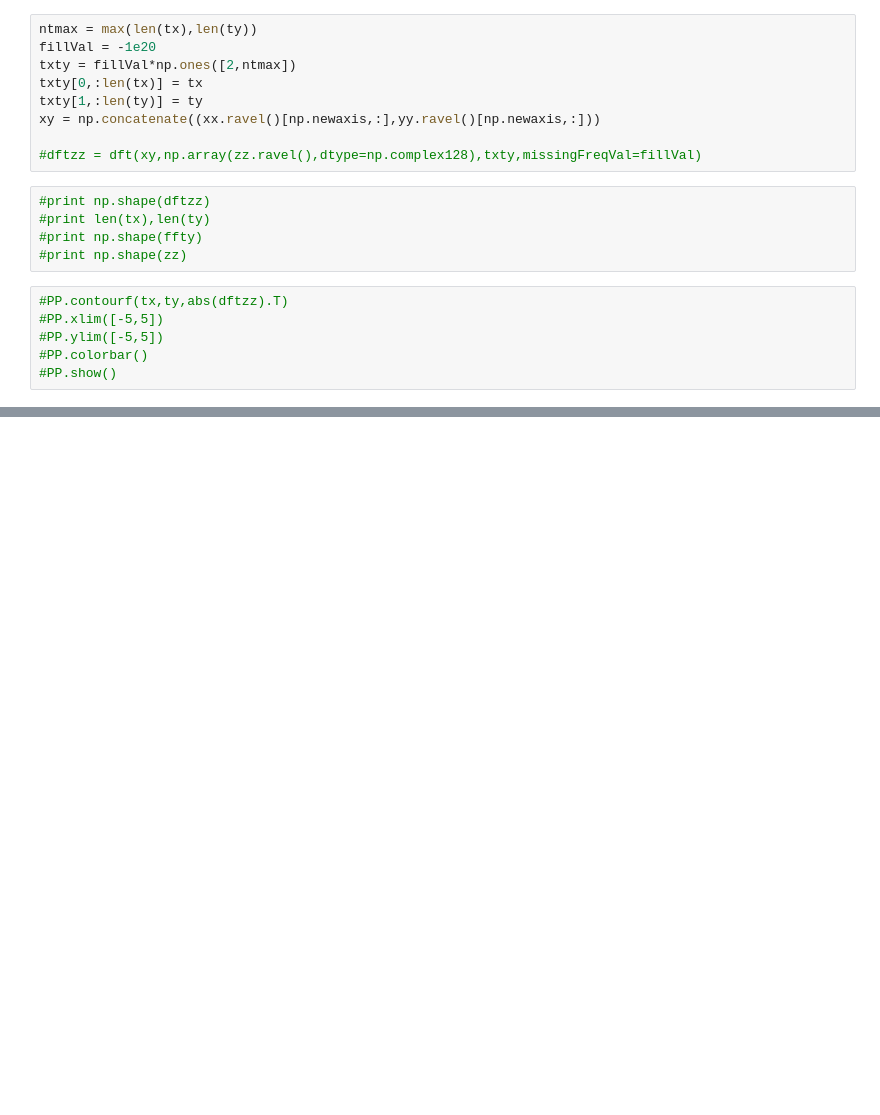
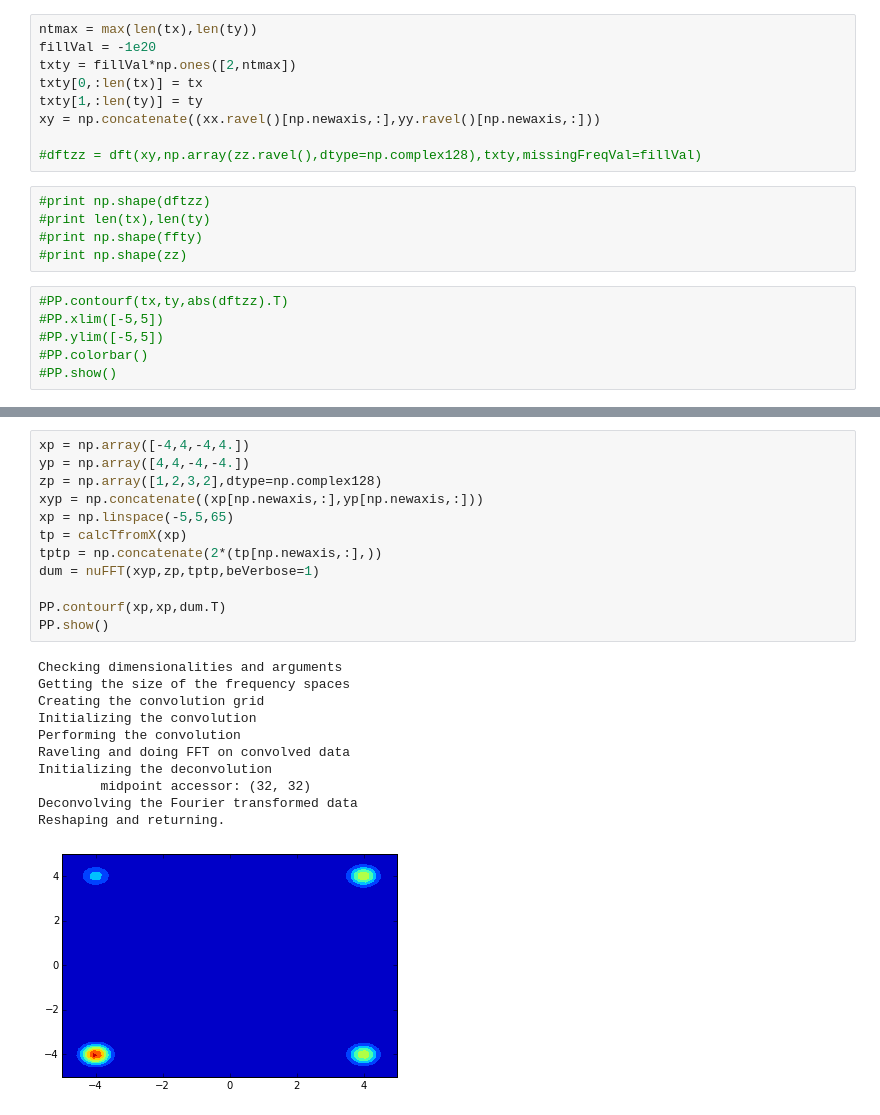
Before and after one commit to LBL-EESA/fastkde, a Jupyter notebook: DFT testing.ipynb, the cells around one changed output, grey strips where cells are left out. Drawn from its saved outputs; the diff is of its cells as text; blank space fills up the shorter version.

Commit message:
Examining convolution--it appears to work as expected in a simple delta point test (see DFT testing.ipynb).  Still having issues with FFT portion.
--HG--
branch : arbitraryAxisRefactor

```diff
--- a/DFT testing.ipynb
+++ b/DFT testing.ipynb
@@ -72,0 +96,24 @@ ValueError: Buffer has wrong number of dimensions (expected 1, got 2)
+# %%
+xp = np.array([-4,4,-4,4.])
+yp = np.array([4,4,-4,-4.])
+zp = np.array([1,2,3,2],dtype=np.complex128)
+xyp = np.concatenate((xp[np.newaxis,:],yp[np.newaxis,:]))
+xp = np.linspace(-5,5,65)
+tp = calcTfromX(xp)
+tptp = np.concatenate(2*(tp[np.newaxis,:],))
+dum = nuFFT(xyp,zp,tptp,beVerbose=1)
+
+PP.contourf(xp,xp,dum.T)
+PP.show()
+# %% [output]
+Checking dimensionalities and arguments
+Getting the size of the frequency spaces
+Creating the convolution grid
+Initializing the convolution
+Performing the convolution
+Raveling and doing FFT on convolved data
+Initializing the deconvolution
+        midpoint accessor: (32, 32)
+Deconvolving the Fourier transformed data
+Reshaping and returning.
+[figure, added]
```
Also changed, not shown: parts of 3 cells of this notebook, 1 other file.
